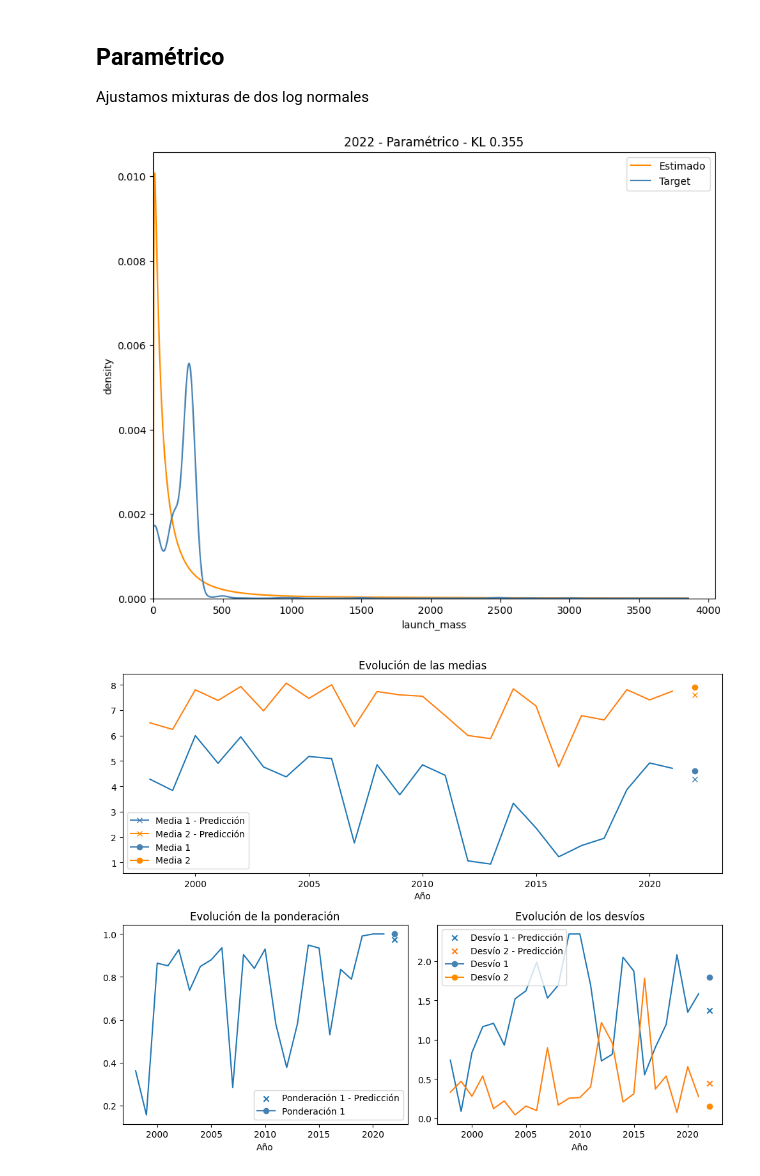
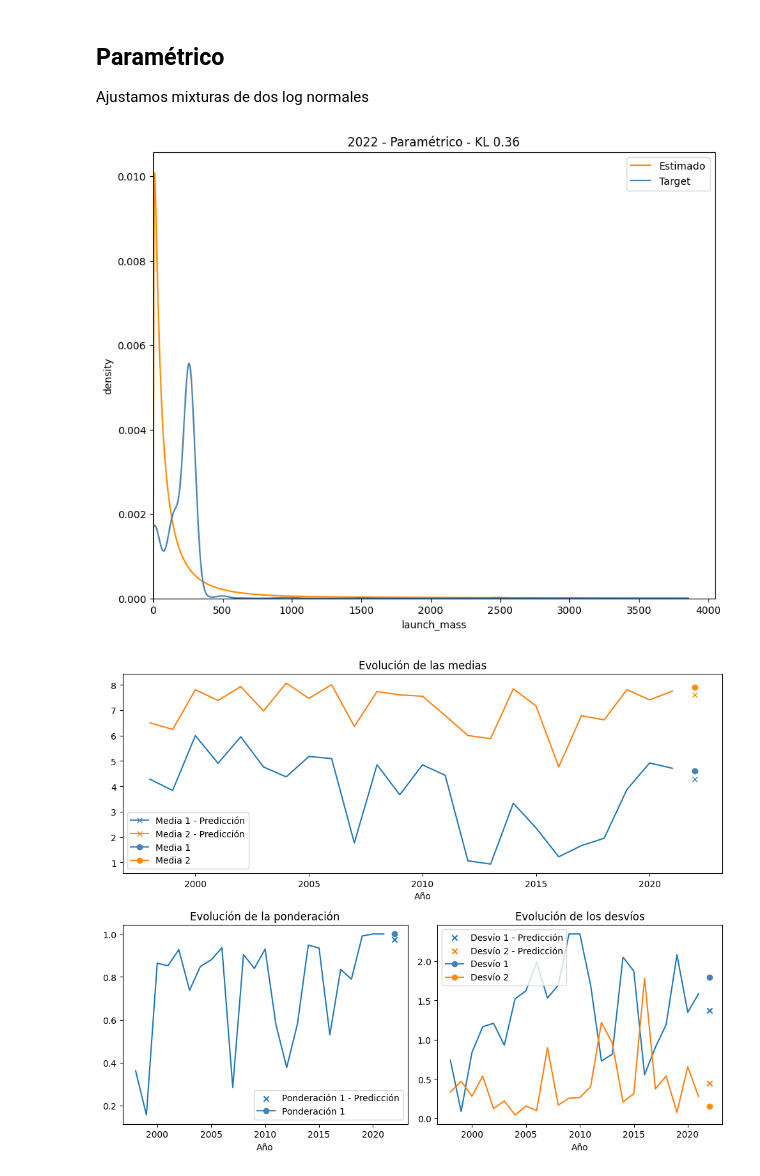
Before and after one commit to lipinoelbreve/densities-time-series, a Jupyter notebook: aplicacion_satelites.ipynb, the cells around one changed output. Saved outputs shown, nothing was run; the diff lists cells and outputs as text; code cells hidden in the pictures.

```diff
--- a/aplicacion_satelites.ipynb
+++ b/aplicacion_satelites.ipynb
@@ -274,25 +274,25 @@ mixtures.forecast(steps=H_STEPS, predict=['mean','weight'])
 # %%
 # COMENTARIO: Usar get_kl
 
 output_parametrico = np.exp(mixtures.new_mixtures[0].log_probability(grid_points))
 KL_parametrico = get_kl( output_parametrico[1:-1], np.exp(data_matrix[-1])[1:-1] )
 
 plt.figure(dpi=100, figsize=(10,8))
 
 plt.plot(grid_points, output_parametrico, 'darkorange', label='Estimado')
 plt.plot(grid_points, np.exp(data_matrix[-1]), 'steelblue', label='Target')
 plt.legend()
 plt.gca().set_ylim(bottom=0)
 plt.gca().set_xlim(left=0)
-plt.title('2022 - Paramétrico - KL {:.3f}'.format(KL_parametrico))
+plt.title('2022 - Paramétrico - KL {:.2f}'.format(KL_parametrico))
 
 
 plt.xlabel('launch_mass')
 plt.ylabel('density')
 
 plt.show()
 # %% [output]
-[figure, old version]
+[figure, new version]
 # %%
 # Estimo los parámetros para el grupo de test
 
```
Also changed, not shown: parts of 2 cells of this notebook.
